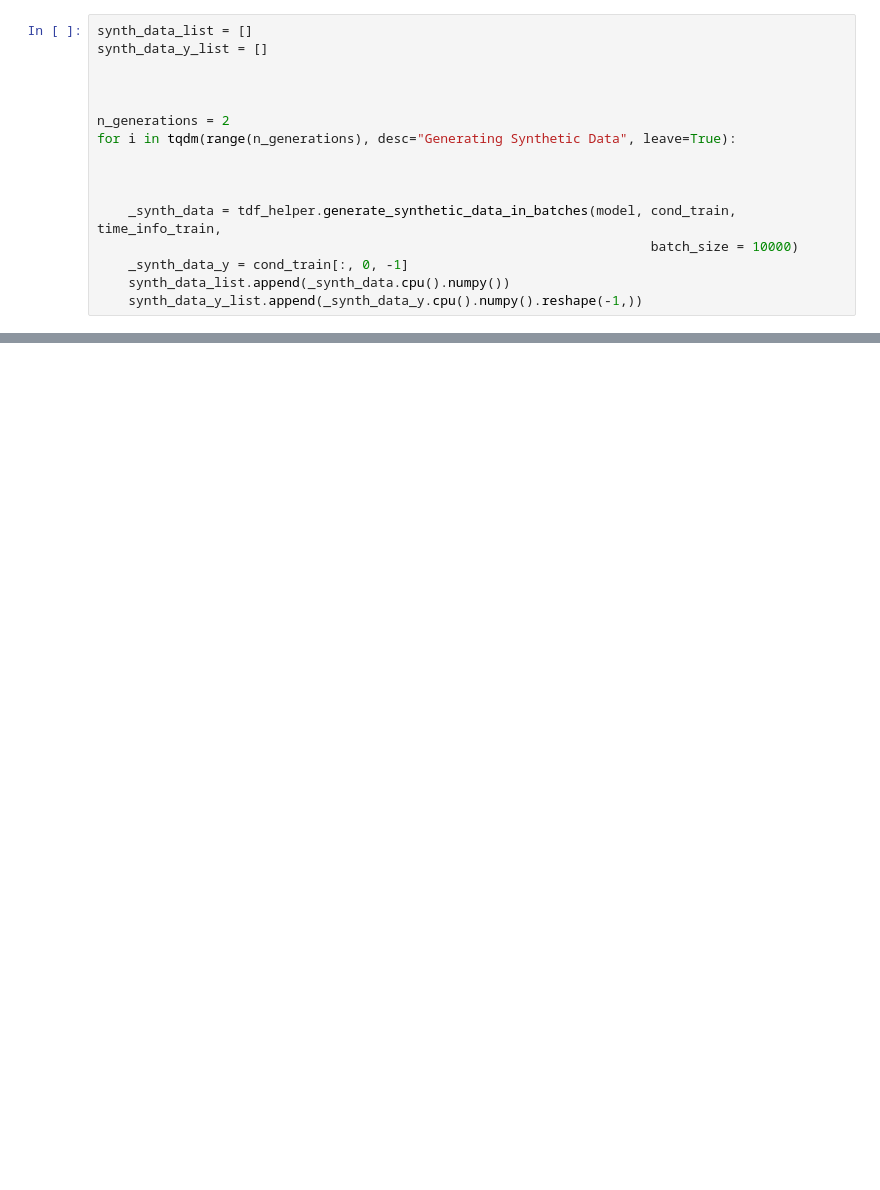
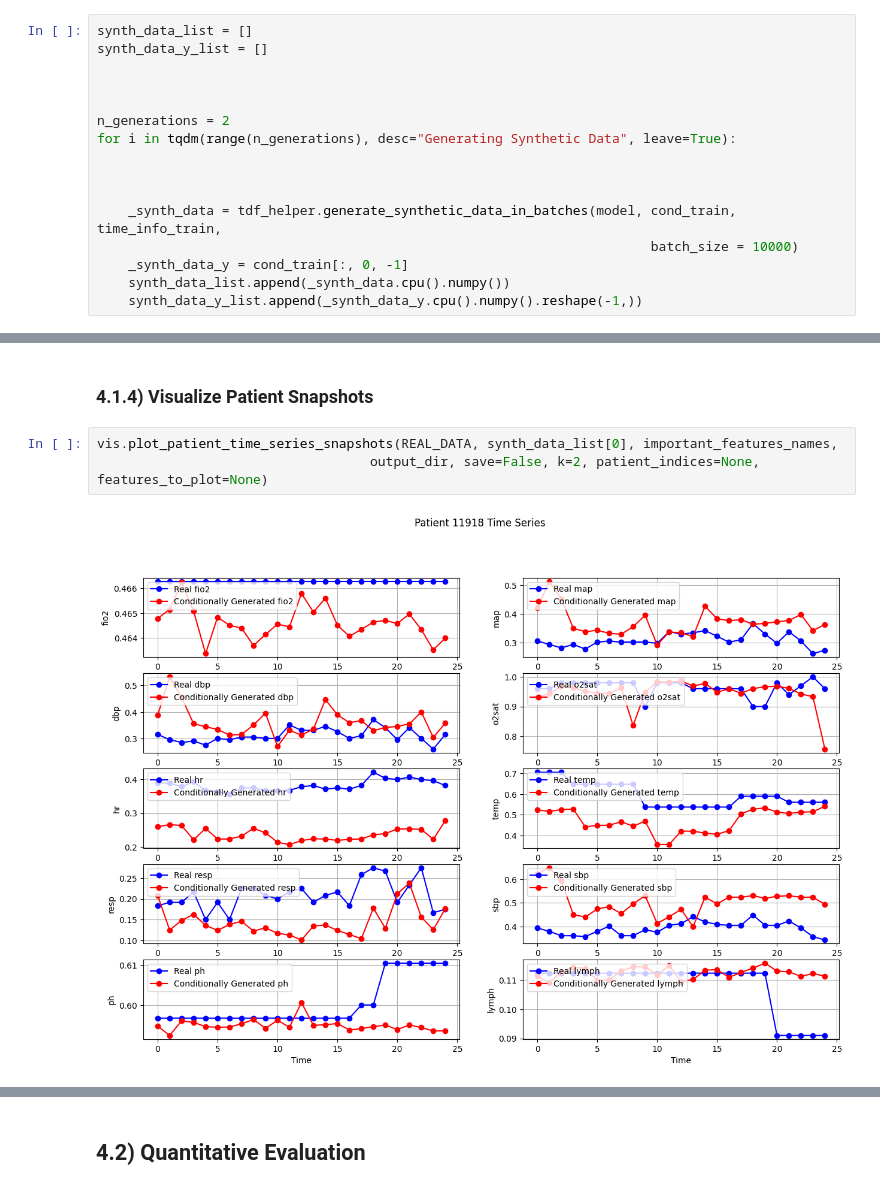
Before and after one commit to mahmoudibrahim98/icu-autodiff, a Jupyter notebook: notebooks/setup_colab.ipynb, the cells around one changed output, grey strips where cells are left out. Saved outputs shown, nothing was run; the diff lists cells and outputs as text; blank space fills up the shorter version.

```diff
--- a/notebooks/setup_colab.ipynb
+++ b/notebooks/setup_colab.ipynb
@@ -563,0 +651,7 @@ for i in tqdm(range(n_generations), desc="Generating Synthetic Data", leave=True
+# %% [markdown]
+### 4.1.4) Visualize Patient Snapshots
+# %%
+vis.plot_patient_time_series_snapshots(REAL_DATA, synth_data_list[0], important_features_names,
+                                   output_dir, save=False, k=2, patient_indices=None, features_to_plot=None)
+# %% [output]
+[figure, added]
@@ -563,0 +659,2 @@ for i in tqdm(range(n_generations), desc="Generating Synthetic Data", leave=True
+# %% [markdown]
+## 4.2) Quantitative Evaluation
```
Also changed, not shown: parts of 33 cells of this notebook.
